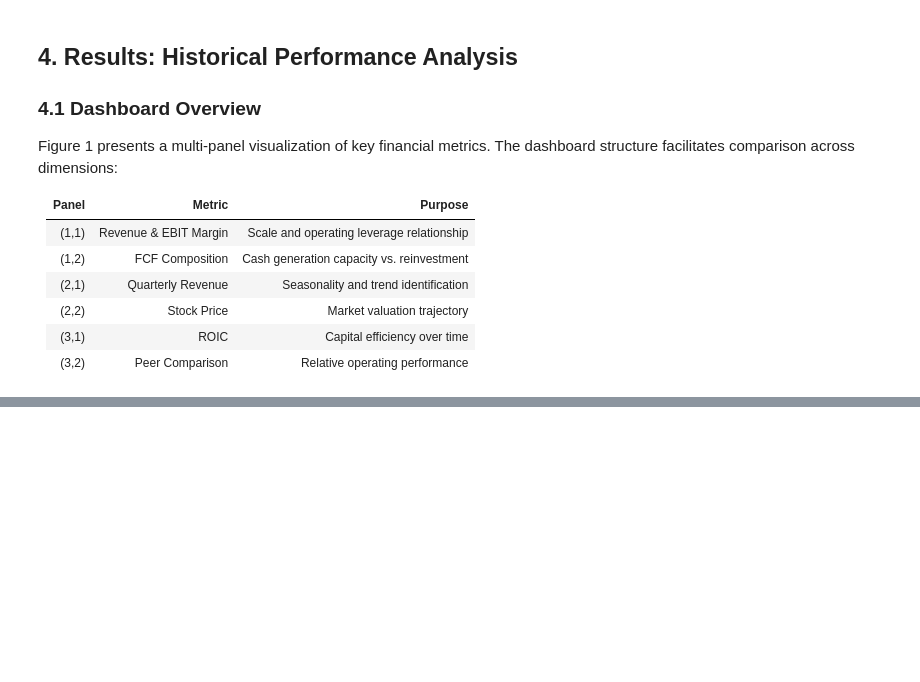
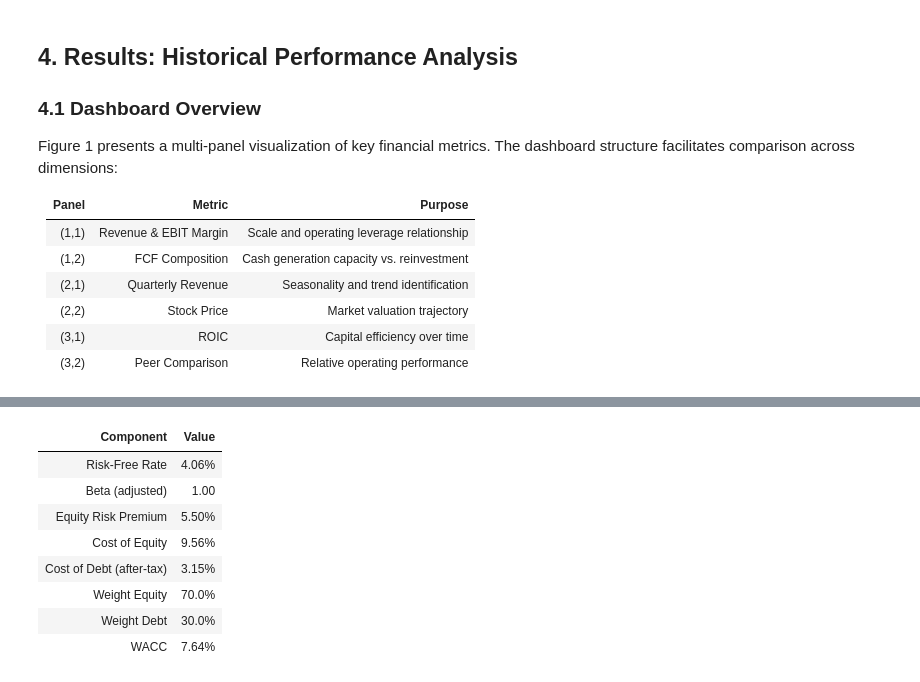
Before and after one commit to gitoak/bmw-dcf-valuation-python, a Jupyter notebook: notebooks/bmw_dcf_valuation.ipynb, the cells around one changed output, grey strips where cells are left out. Cells and saved outputs as stored; diff of their text form; code cells hidden in the pictures; blank space fills up the shorter version.

```diff
--- a/notebooks/bmw_dcf_valuation.ipynb
+++ b/notebooks/bmw_dcf_valuation.ipynb
@@ -507,0 +482,85 @@ fig.show()
+# %%
+# =============================================================================
+# WACC Calculation (Adjusted for Auto Industry)
+# =============================================================================
+import numpy as np
+
+# Risk-Free Rate
+rf = risk_free_rate.iloc[-1] / 100
+
+# Beta (floor at 1.0 for cyclical auto industry)
+reported_beta = info.get("beta", 1.0)
+beta = max(reported_beta, 1.0)
+
+# Equity Risk Premium (slightly higher for European autos)
+equity_risk_premium = 0.055
+
+# Cost of Equity (CAPM)
+cost_of_equity = rf + beta * equity_risk_premium
+
+# Cost of Debt
+cost_of_debt_pretax = 0.045
+tax_rate = 0.30
+cost_of_debt_aftertax = cost_of_debt_pretax * (1 - tax_rate)
+
+# Capital Structure (reported)
+market_cap = info.get("marketCap", 0)
+total_debt = df_annual["Total Debt"].iloc[-1]
+cash = df_annual["Cash"].iloc[-1]
+net_debt = total_debt - cash
+enterprise_value = market_cap + net_debt
+
+# Target Capital Structure (industrial operations)
+TARGET_DEBT_TO_EV = 0.30
+weight_equity = 1 - TARGET_DEBT_TO_EV
+weight_debt = TARGET_DEBT_TO_EV
+
+# WACC Calculation
+wacc = weight_equity * cost_of_equity + weight_debt * cost_of_debt_aftertax
+
+# Store for later use
+dcf_params = {
+    "rf": rf,
+    "beta": beta,
+    "equity_risk_premium": equity_risk_premium,
+    "cost_of_equity": cost_of_equity,
+    "cost_of_debt_pretax": cost_of_debt_pretax,
+    "cost_of_debt_aftertax": cost_of_debt_aftertax,
+    "tax_rate": tax_rate,
+    "market_cap": market_cap,
+    "total_debt": total_debt,
+    "cash": cash,
+    "net_debt": net_debt,
+    "enterprise_value": enterprise_value,
+    "weight_equity": weight_equity,
+    "weight_debt": weight_debt,
+    "wacc": wacc,
+}
+
+# Display WACC Summary Table
+wacc_data = pd.DataFrame(
+    {
+        "Component": [
+            "Risk-Free Rate",
+            "Beta (adjusted)",
+            "Equity Risk Premium",
+            "Cost of Equity",
+            "Cost of Debt (after-tax)",
+            "Weight Equity",
+            "Weight Debt",
+            "WACC",
+        ],
+        "Value": [
+            f"{rf:.2%}",
+            f"{beta:.2f}",
+            f"{equity_risk_premium:.2%}",
+            f"{cost_of_equity:.2%}",
+            f"{cost_of_debt_aftertax:.2%}",
+            f"{weight_equity:.1%}",
+            f"{weight_debt:.1%}",
+            f"{wacc:.2%}",
+        ],
+    }
+)
+display(wacc_data.style.hide(axis="index").set_caption("Table 2: WACC Components"))
+# %% [output]
@@ -507,0 +568,9 @@ fig.show()
+| Component | Value |
+| Risk-Free Rate | 4.06% |
+| Beta (adjusted) | 1.00 |
+| Equity Risk Premium | 5.50% |
+| Cost of Equity | 9.56% |
+| Cost of Debt (after-tax) | 3.15% |
+| Weight Equity | 70.0% |
+| Weight Debt | 30.0% |
+| WACC | 7.64% |
```
Also changed, not shown: parts of 22 cells of this notebook.
